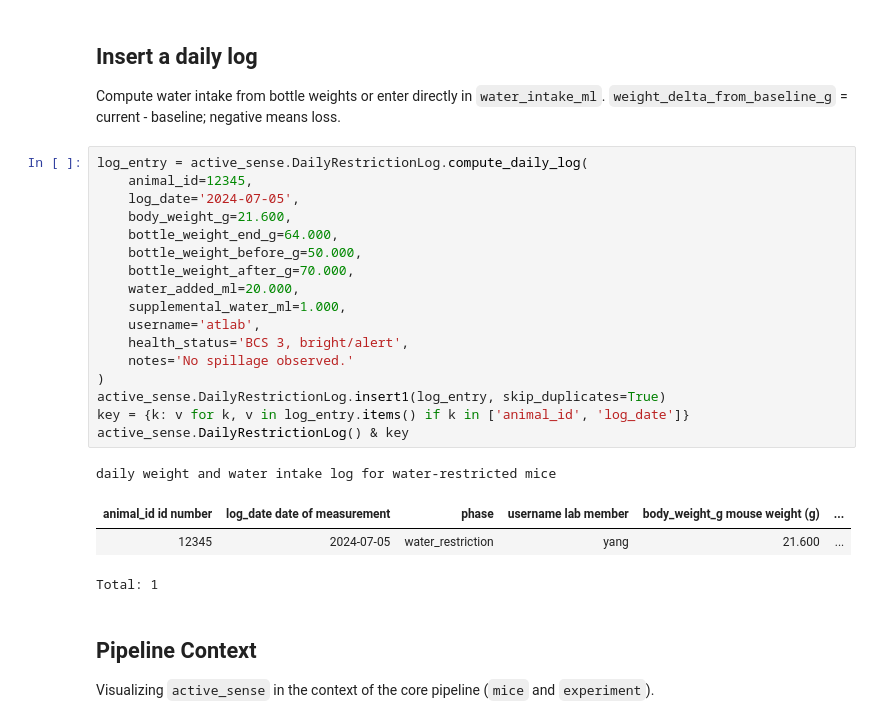
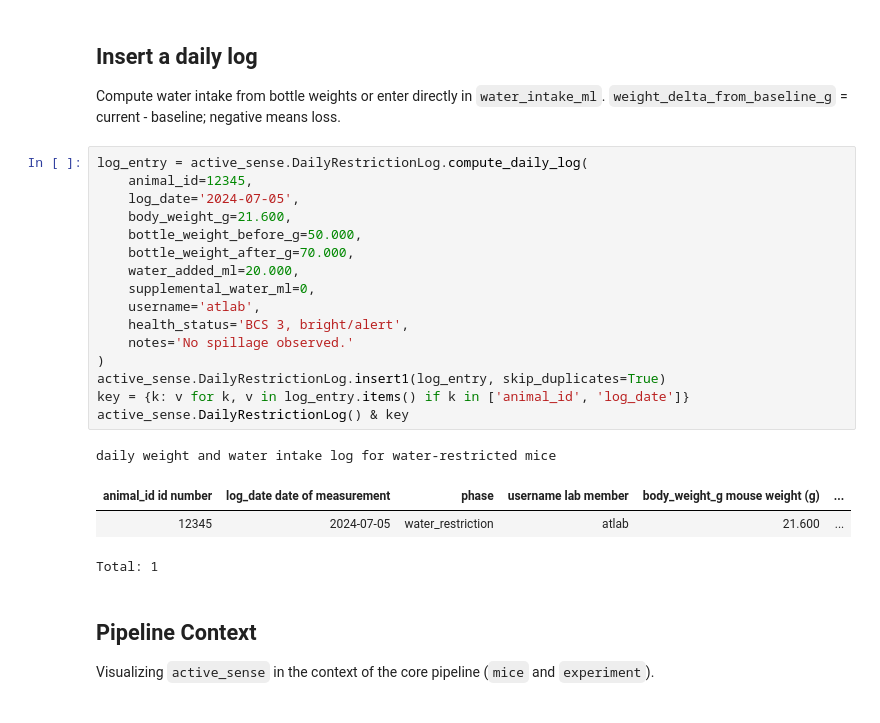
Before and after one commit to YangLin916/pipeline, a Jupyter notebook: python/example/active_sense_demo.ipynb, the cells around one changed output. Drawn from its saved outputs; the diff is of its cells as text.

```diff
--- a/python/example/active_sense_demo.ipynb
+++ b/python/example/active_sense_demo.ipynb
@@ -100,24 +140,23 @@ Compute water intake from bottle weights or enter directly in `water_intake_ml`.
 # %%
 log_entry = active_sense.DailyRestrictionLog.compute_daily_log(
     animal_id=12345,
     log_date='2024-07-05',
     body_weight_g=21.600,
-    bottle_weight_end_g=64.000,
     bottle_weight_before_g=50.000,
     bottle_weight_after_g=70.000,
     water_added_ml=20.000,
-    supplemental_water_ml=1.000,
+    supplemental_water_ml=0,
     username='atlab',
     health_status='BCS 3, bright/alert',
     notes='No spillage observed.'
 )
 active_sense.DailyRestrictionLog.insert1(log_entry, skip_duplicates=True)
 key = {k: v for k, v in log_entry.items() if k in ['animal_id', 'log_date']}
 active_sense.DailyRestrictionLog() & key
 # %% [output]
 daily weight and water intake log for water-restricted mice
 | animal_id id number | log_date date of measurement | phase | username lab member | body_weight_g mouse weight (g) | ... |
-| 12345 | 2024-07-05 | water_restriction | yang | 21.600 | ... |
+| 12345 | 2024-07-05 | water_restriction | atlab | 21.600 | ... |
 Total: 1
 # %% [markdown]
 ## Pipeline Context
```
Also changed, not shown: parts of 7 cells of this notebook, 2 other files.
